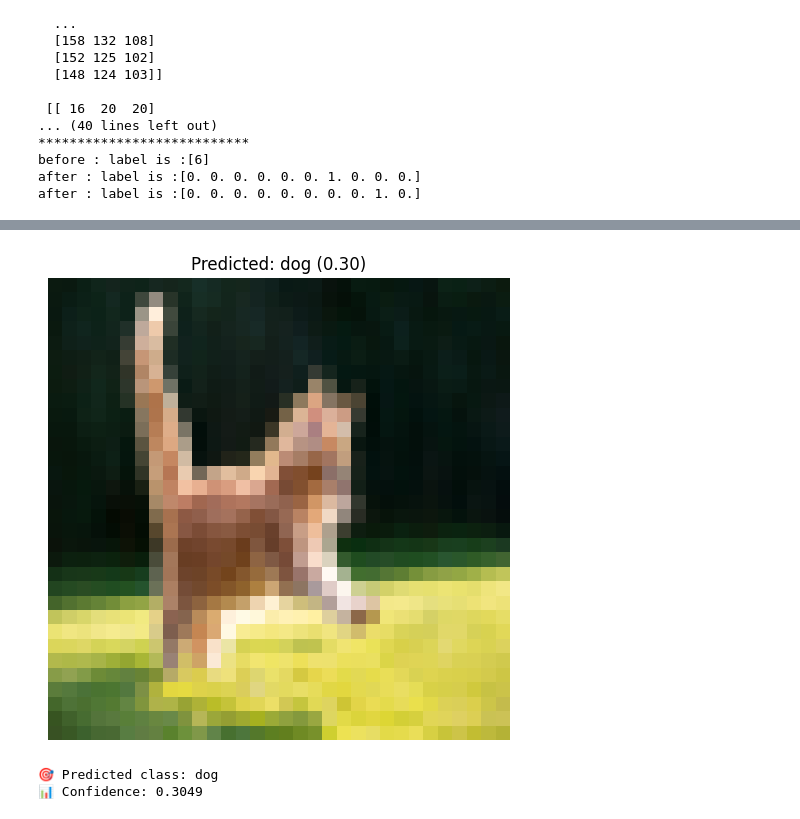
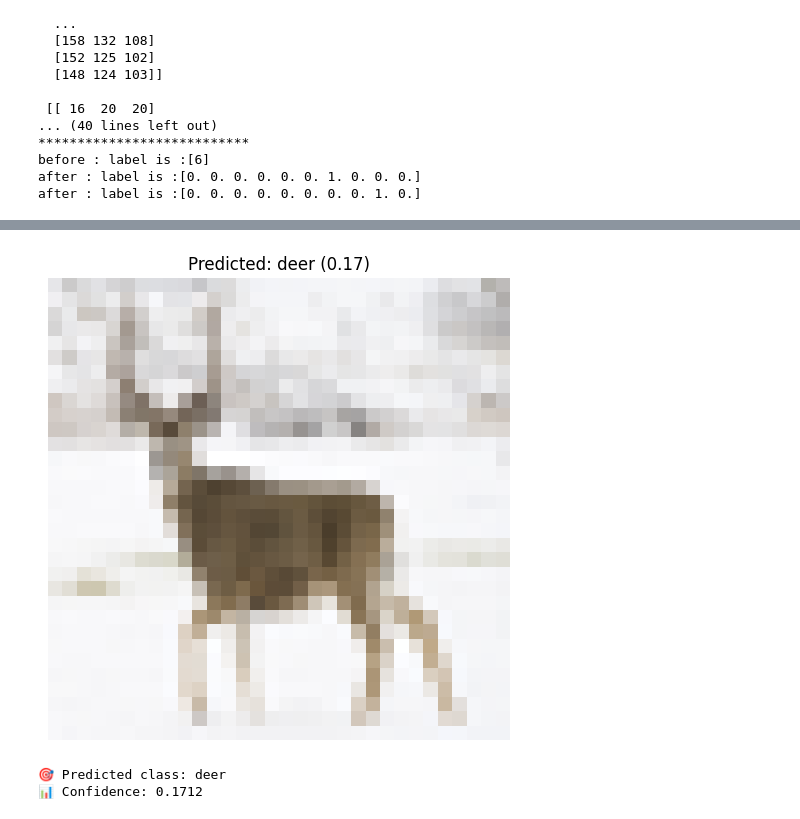
Before and after one commit to Ashmitha274/AI_Bootcamp_tasks, a Jupyter notebook: Day1/cifar10_mlp_keras.ipynb, the cells around one changed output, grey strips where cells are left out. Cells and saved outputs as stored; diff of their text form; code cells hidden in the pictures.

```diff
--- a/Day1/cifar10_mlp_keras.ipynb
+++ b/Day1/cifar10_mlp_keras.ipynb
@@ -403,7 +386,7 @@ def predict_image(image_path, model):
 # predicted_class, confidence = predict_image('your_image.jpg', model_3)
 # print(f"Predicted class: {predicted_class} with confidence: {confidence:.2f}")
 # %%
-image_path = "image.png"
+image_path = "image.jpg"
 predicted_class, confidence = predict_image(image_path, model_3)
 print(f"🎯 Predicted class: {predicted_class}")
 print(f"📊 Confidence: {confidence:.4f}")
@@ -412,3 +395,3 @@ print(f"📊 Confidence: {confidence:.4f}")
-[figure, old version]
+[figure, new version]
-🎯 Predicted class: dog
-📊 Confidence: 0.3049
+🎯 Predicted class: deer
+📊 Confidence: 0.1712
```
Also changed, not shown: parts of 15 cells of this notebook, 9 other files.
